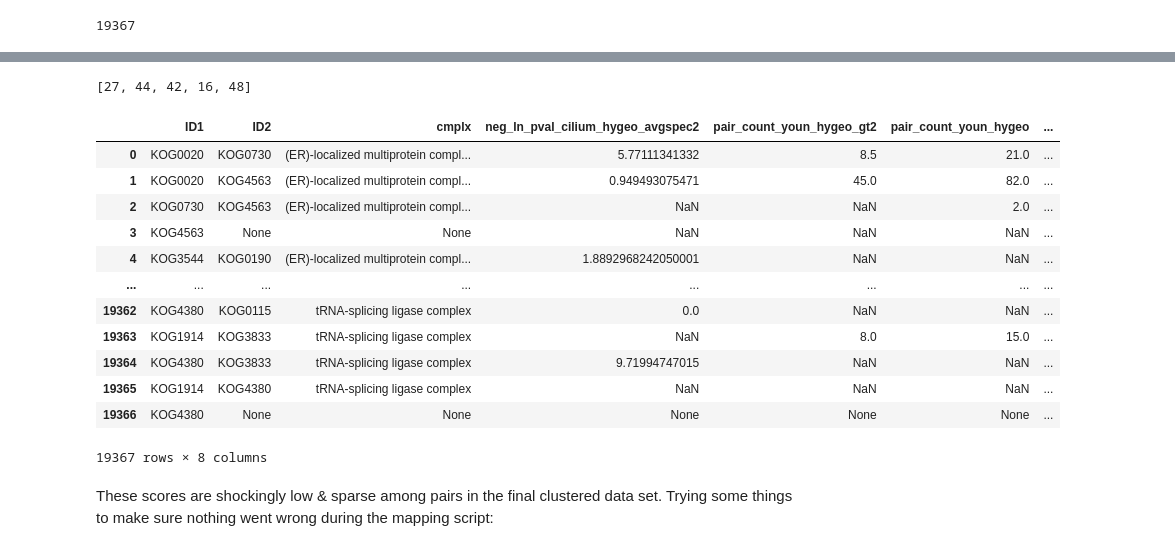
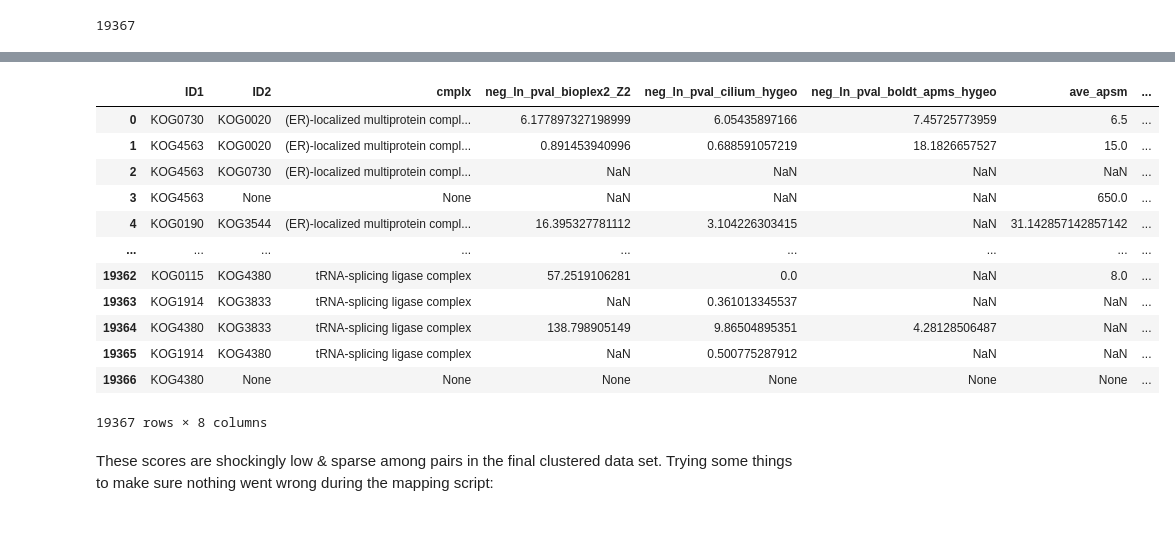
Before and after one commit to marcottelab/leca-proteomics, a Jupyter notebook: notebooks/get_apms_scores.ipynb, the cells around one changed output, grey strips where cells are left out. Drawn from its saved outputs; the diff is of its cells as text; code cells hidden in the pictures.

```diff
--- a/notebooks/get_apms_scores.ipynb
+++ b/notebooks/get_apms_scores.ipynb
@@ -183,26 +143,24 @@ df_final.to_csv('../ppi_ml/data/apms/clustered_og_scores.csv')
 # %%
-fmat_score_cols = [25, 42, 40, 14, 46]
-scols = [x+2 for x in fmat_score_cols]
-scols
+top_feats = ['pair_count_cilium_hygeo', 'neg_ln_pval_youn_hygeo_gt2', 'neg_ln_pval_youn_hygeo', 'ave_apsm', 'neg_ln_pval_treiber_hygeo_gt2'] # top 10 feat importance
+select_feats = ['neg_ln_pval_bioplex2_Z2', 'neg_ln_pval_cilium_hygeo', 'neg_ln_pval_boldt_apms_hygeo',
+          'ave_apsm', 'neg_ln_pval_treiber_hygeo_gt2'] # more distributed across different data sets
-# %% [output]
-[27, 44, 42, 16, 48]
 # %%
-scores_subset = df_final.iloc[:, scols]
+scores_subset = df_final[top_feats]
 df_subset = df_final[['ID1', 'ID2', 'cmplx']].join(scores_subset)
-df_subset
+df_subset.reset_index(drop=True)
 # %% [output]
-|  | ID1 | ID2 | cmplx | neg_ln_pval_cilium_hygeo_avgspec2 | pair_count_youn_hygeo_gt2 | pair_count_youn_hygeo | ... |
-| 0 | KOG0020 | KOG0730 | (ER)-localized multiprotein compl... | 5.77111341332 | 8.5 | 21.0 | ... |
-| 1 | KOG0020 | KOG4563 | (ER)-localized multiprotein compl... | 0.949493075471 | 45.0 | 82.0 | ... |
-| 2 | KOG0730 | KOG4563 | (ER)-localized multiprotein compl... | NaN | NaN | 2.0 | ... |
-| 3 | KOG4563 | None | None | NaN | NaN | NaN | ... |
-| 4 | KOG3544 | KOG0190 | (ER)-localized multiprotein compl... | 1.8892968242050001 | NaN | NaN | ... |
-| ... | ... | ... | ... | ... | ... | ... | ... |
-| 19362 | KOG4380 | KOG0115 | tRNA-splicing ligase complex | 0.0 | NaN | NaN | ... |
-| 19363 | KOG1914 | KOG3833 | tRNA-splicing ligase complex | NaN | 8.0 | 15.0 | ... |
-| 19364 | KOG4380 | KOG3833 | tRNA-splicing ligase complex | 9.71994747015 | NaN | NaN | ... |
-| 19365 | KOG1914 | KOG4380 | tRNA-splicing ligase complex | NaN | NaN | NaN | ... |
-| 19366 | KOG4380 | None | None | None | None | None | ... |
+|  | ID1 | ID2 | cmplx | neg_ln_pval_bioplex2_Z2 | neg_ln_pval_cilium_hygeo | neg_ln_pval_boldt_apms_hygeo | ave_apsm | ... |
+| 0 | KOG0730 | KOG0020 | (ER)-localized multiprotein compl... | 6.177897327198999 | 6.05435897166 | 7.45725773959 | 6.5 | ... |
+| 1 | KOG4563 | KOG0020 | (ER)-localized multiprotein compl... | 0.891453940996 | 0.688591057219 | 18.1826657527 | 15.0 | ... |
+| 2 | KOG4563 | KOG0730 | (ER)-localized multiprotein compl... | NaN | NaN | NaN | NaN | ... |
+| 3 | KOG4563 | None | None | NaN | NaN | NaN | 650.0 | ... |
+| 4 | KOG0190 | KOG3544 | (ER)-localized multiprotein compl... | 16.395327781112 | 3.104226303415 | NaN | 31.142857142857142 | ... |
+| ... | ... | ... | ... | ... | ... | ... | ... | ... |
+| 19362 | KOG0115 | KOG4380 | tRNA-splicing ligase complex | 57.2519106281 | 0.0 | NaN | 8.0 | ... |
+| 19363 | KOG1914 | KOG3833 | tRNA-splicing ligase complex | NaN | 0.361013345537 | NaN | NaN | ... |
+| 19364 | KOG4380 | KOG3833 | tRNA-splicing ligase complex | 138.798905149 | 9.86504895351 | 4.28128506487 | NaN | ... |
+| 19365 | KOG1914 | KOG4380 | tRNA-splicing ligase complex | NaN | 0.500775287912 | NaN | NaN | ... |
+| 19366 | KOG4380 | None | None | None | None | None | None | ... |
 19367 rows × 8 columns
 # %%
 df_subset.to_csv('../ppi_ml/data/apms/clustered_og_scores_subset.csv', index=False)
```
Also changed, not shown: parts of 10 cells of this notebook, 8 other files.
